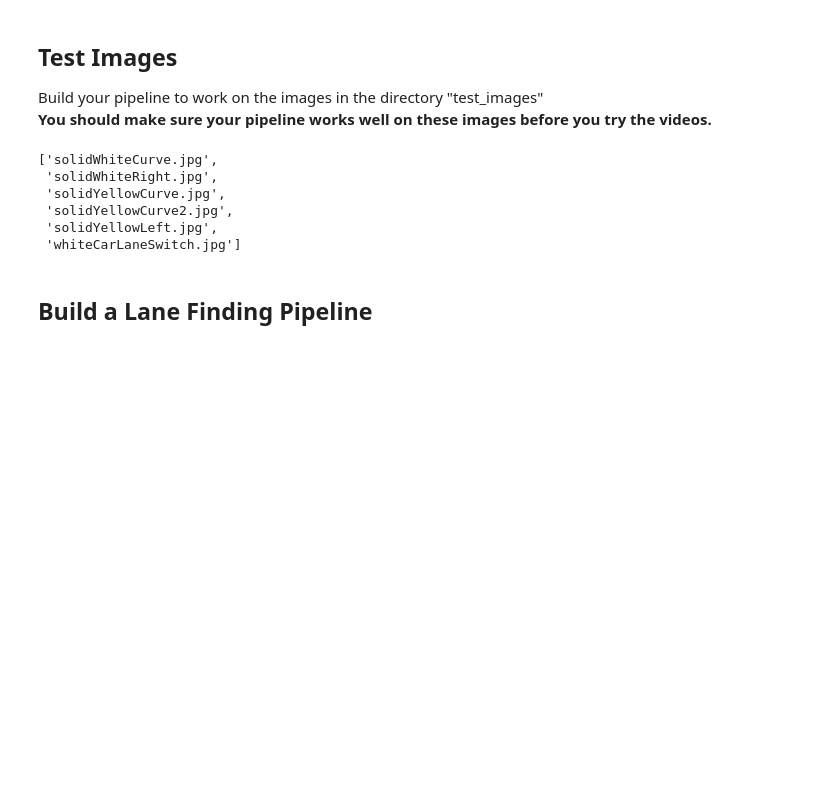
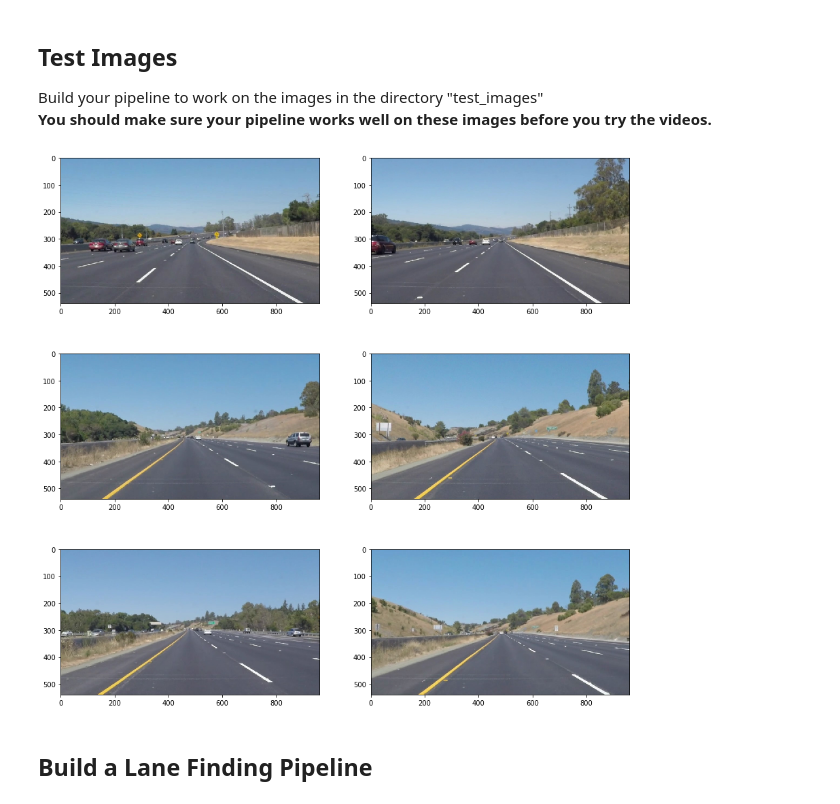
Before and after one commit to mirunavlc/CarND-LaneLines-P1, a Jupyter notebook: P1.ipynb, the cells around one changed output. Drawn from its saved outputs; the diff is of its cells as text; code cells hidden in the pictures; blank space fills up the shorter version.

```diff
--- a/P1.ipynb
+++ b/P1.ipynb
@@ -214,16 +249,16 @@ def weighted_img(img, initial_img, α=0.8, β=1., γ=0.):
 
 Build your pipeline to work on the images in the directory "test_images"
 **You should make sure your pipeline works well on these images before you try the videos.**
-# %%
-import os
-os.listdir("test_images/")
-# %% [output]
-['solidWhiteCurve.jpg',
- 'solidWhiteRight.jpg',
- 'solidYellowCurve.jpg',
- 'solidYellowCurve2.jpg',
- 'solidYellowLeft.jpg',
- 'whiteCarLaneSwitch.jpg']
+# %%
+import os
+
+dir_name = "test_images"
+images_names = [x for x in os.listdir(dir_name + "/") if x.endswith(".jpg")]
+
+images = open(dir_name, images_names)
+display(images)
+# %% [output]
+[figure, added]
 # %% [markdown]
 ## Build a Lane Finding Pipeline
 # %% [markdown]
```
Also changed, not shown: parts of 16 cells of this notebook.
